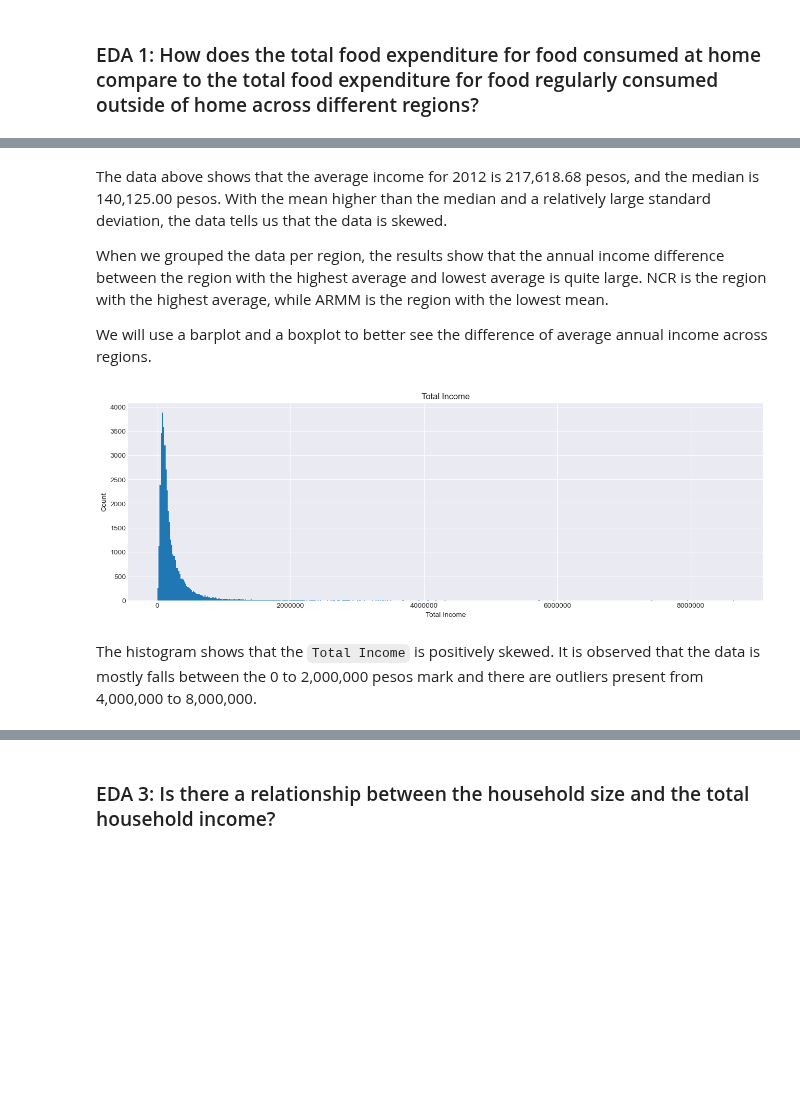
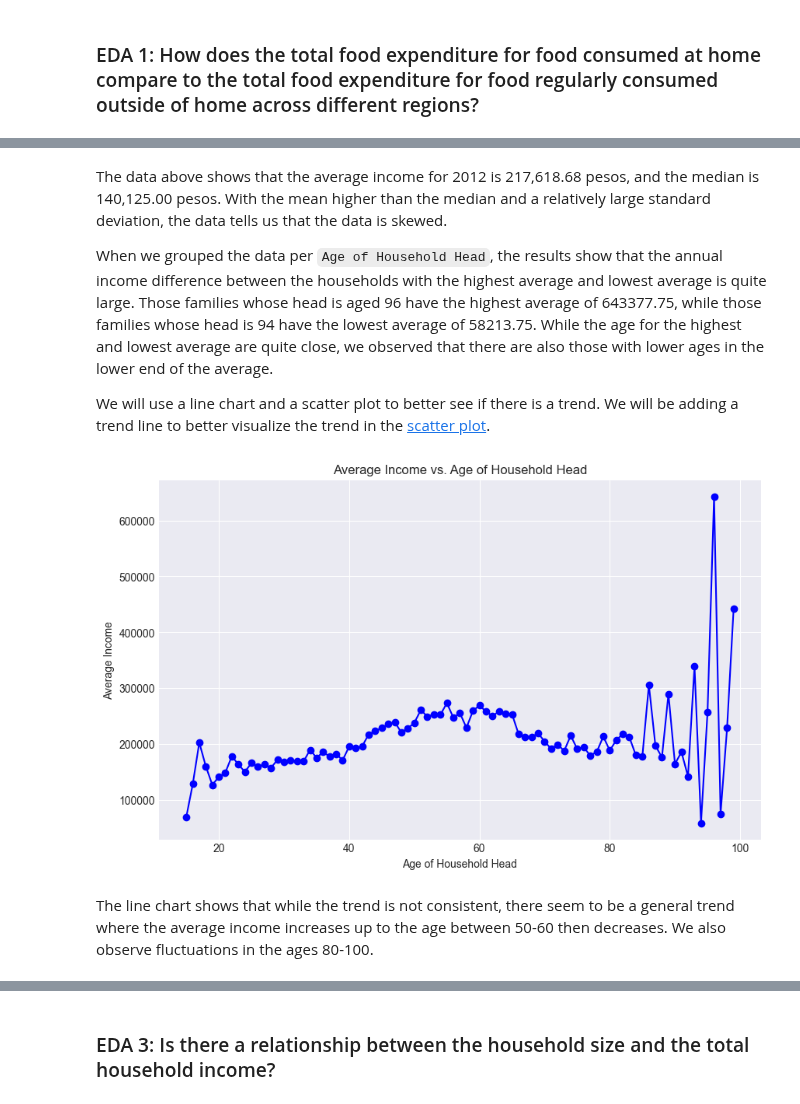
Before and after one commit to definitelyliz/CSMODEL-Phase-1, a Jupyter notebook: CSMODEL Phase 1.ipynb, the cells around one changed output, grey strips where cells are left out. Saved outputs shown, nothing was run; the diff lists cells and outputs as text; code cells hidden in the pictures; blank space fills up the shorter version.

```diff
--- a/CSMODEL Phase 1.ipynb
+++ b/CSMODEL Phase 1.ipynb
@@ -653,19 +668,20 @@ std        253695.02
 # %% [markdown]
 The data above shows that the average income for 2012 is 217,618.68 pesos, and the median is 140,125.00 pesos. With the mean higher than the median and a relatively large standard deviation, the data tells us that the data is skewed.
 
-When we grouped the data per region, the results show that the annual income difference between the region with the highest average and lowest average is quite large. NCR is the region with the highest average, while ARMM is the region with the lowest mean.
+When we grouped the data per `Age of Household Head`, the results show that the annual income difference between the households with the highest average and lowest average is quite large. Those families whose head is aged 96 have the highest average of 643377.75, while those families whose head is 94 have the lowest average of 58213.75. While the age for the highest and lowest average are quite close, we observed that there are also those with lower ages in the lower end of the average.
 
-We will use a barplot and a boxplot to better see the difference of average annual income across regions.
+We will use a line chart and a scatter plot to better see if there is a trend. We will be adding a trend line to better visualize the trend in the [scatter plot](https://stackoverflow.com/questions/26447191/how-to-add-trendline-to-a-scatter-plot).
 # %%
-plt.figure(figsize=(16, 5))
-plt.hist(df_2['Total Income'], bins=500)
-plt.title('Total Income')
-plt.ticklabel_format(style='plain', axis='x')
-plt.xlabel('Total Income')
-plt.ylabel('Count')
+income_age = df_2.groupby('Age of Household Head')['Total Income'].mean().reset_index()
+plt.figure(figsize=(10, 6))
+plt.plot(income_age['Age of Household Head'], income_age['Total Income'], marker='o', linestyle='-', color='b')
+plt.title('Average Income vs. Age of Household Head')
+plt.xlabel('Age of Household Head')
+plt.ylabel('Average Income')
+plt.grid(True)
 plt.show()
 # %% [output]
-[figure, old version]
+[figure, new version]
 # %% [markdown]
-The histogram shows that the `Total Income` is positively skewed. It is observed that the data is mostly falls between the 0 to 2,000,000 pesos mark and there are outliers present from 4,000,000 to 8,000,000.
+The line chart shows that while the trend is not consistent, there seem to be a general trend where the average income increases up to the age between 50-60 then decreases. We also observe fluctuations in the ages 80-100.
 # %%
```
Also changed, not shown: parts of 34 cells of this notebook, 5 other files.
